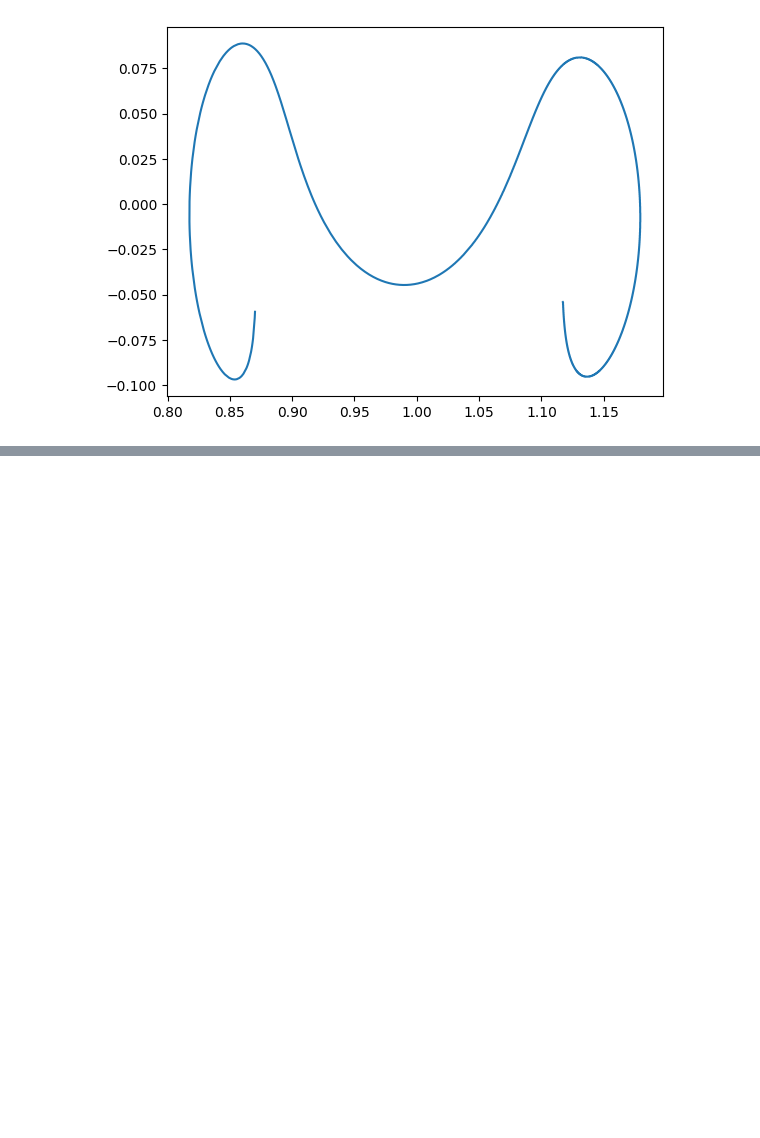
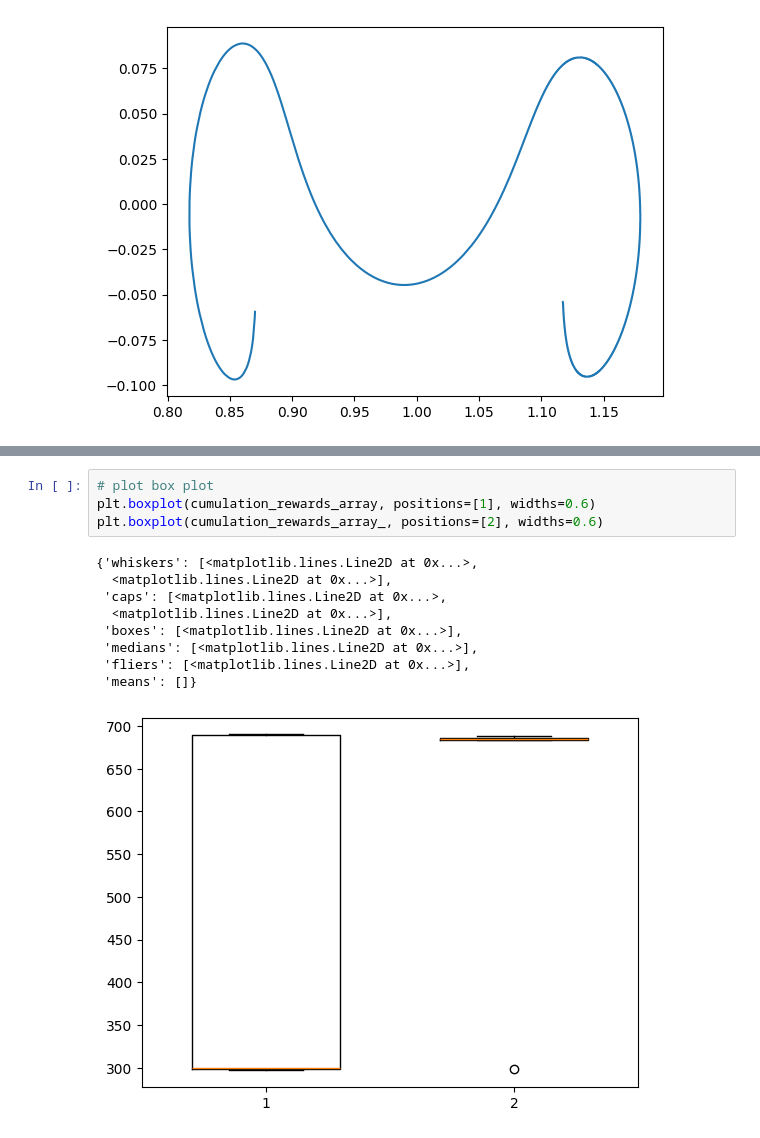
Before and after one commit to alibaniasad1999/DGDDPG, a Jupyter notebook: Code/DG/DDPG_TBP_DG.ipynb, the cells around one changed output, grey strips where cells are left out. Saved outputs shown, nothing was run; the diff lists cells and outputs as text; blank space fills up the shorter version.

```diff
--- a/Code/DG/DDPG_TBP_DG.ipynb
+++ b/Code/DG/DDPG_TBP_DG.ipynb
@@ -92,0 +2346,14 @@ done 🥺
+# %%
+# plot box plot
+plt.boxplot(cumulation_rewards_array, positions=[1], widths=0.6)
+plt.boxplot(cumulation_rewards_array_, positions=[2], widths=0.6)
+# %% [output]
+{'whiskers': [<matplotlib.lines.Line2D at 0x...>,
+  <matplotlib.lines.Line2D at 0x...>],
+ 'caps': [<matplotlib.lines.Line2D at 0x...>,
+  <matplotlib.lines.Line2D at 0x...>],
+ 'boxes': [<matplotlib.lines.Line2D at 0x...>],
+ 'medians': [<matplotlib.lines.Line2D at 0x...>],
+ 'fliers': [<matplotlib.lines.Line2D at 0x...>],
+ 'means': []}
+[figure, added]
```
Also changed, not shown: parts of 12 cells of this notebook, 20 other files.
